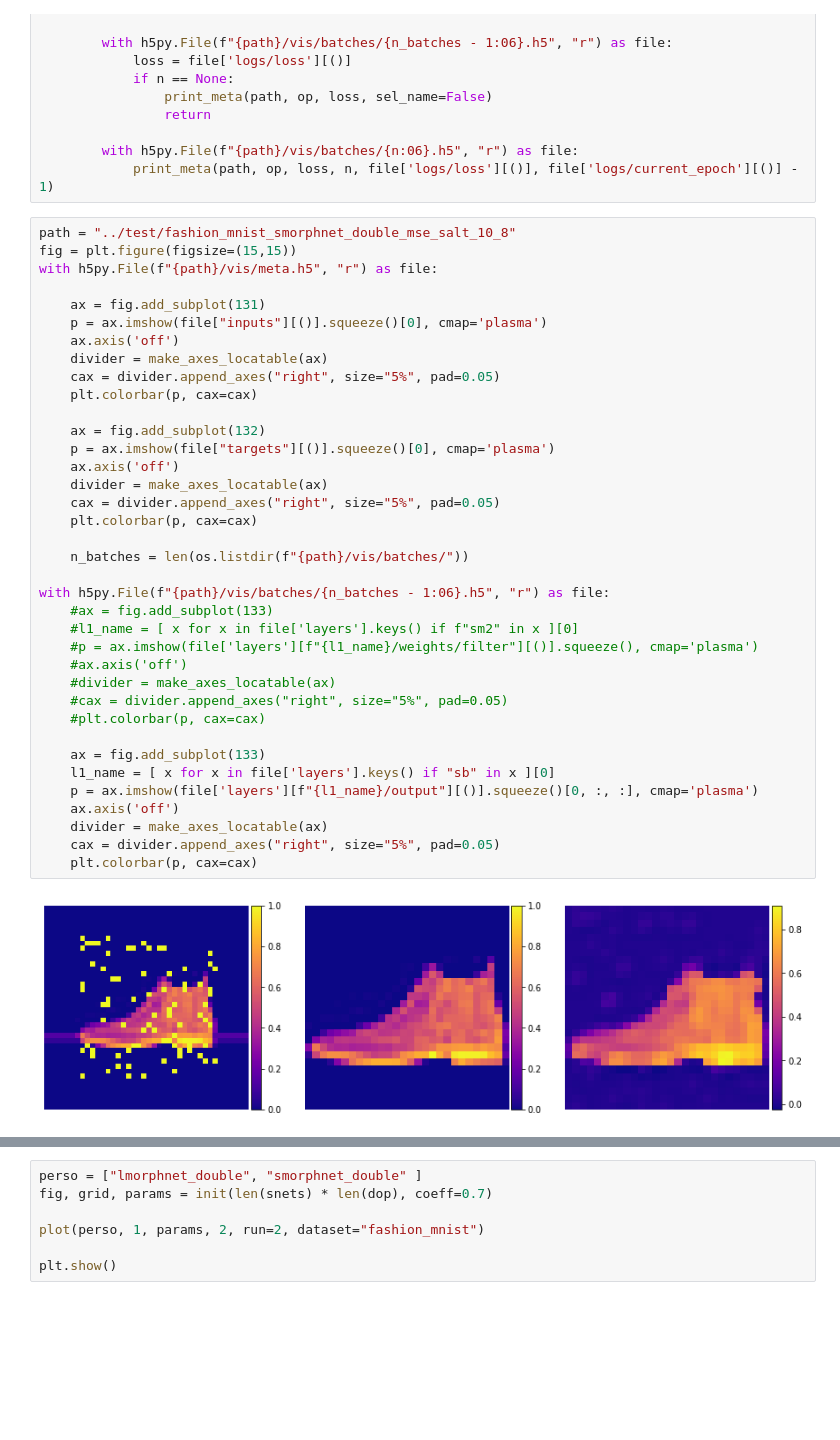
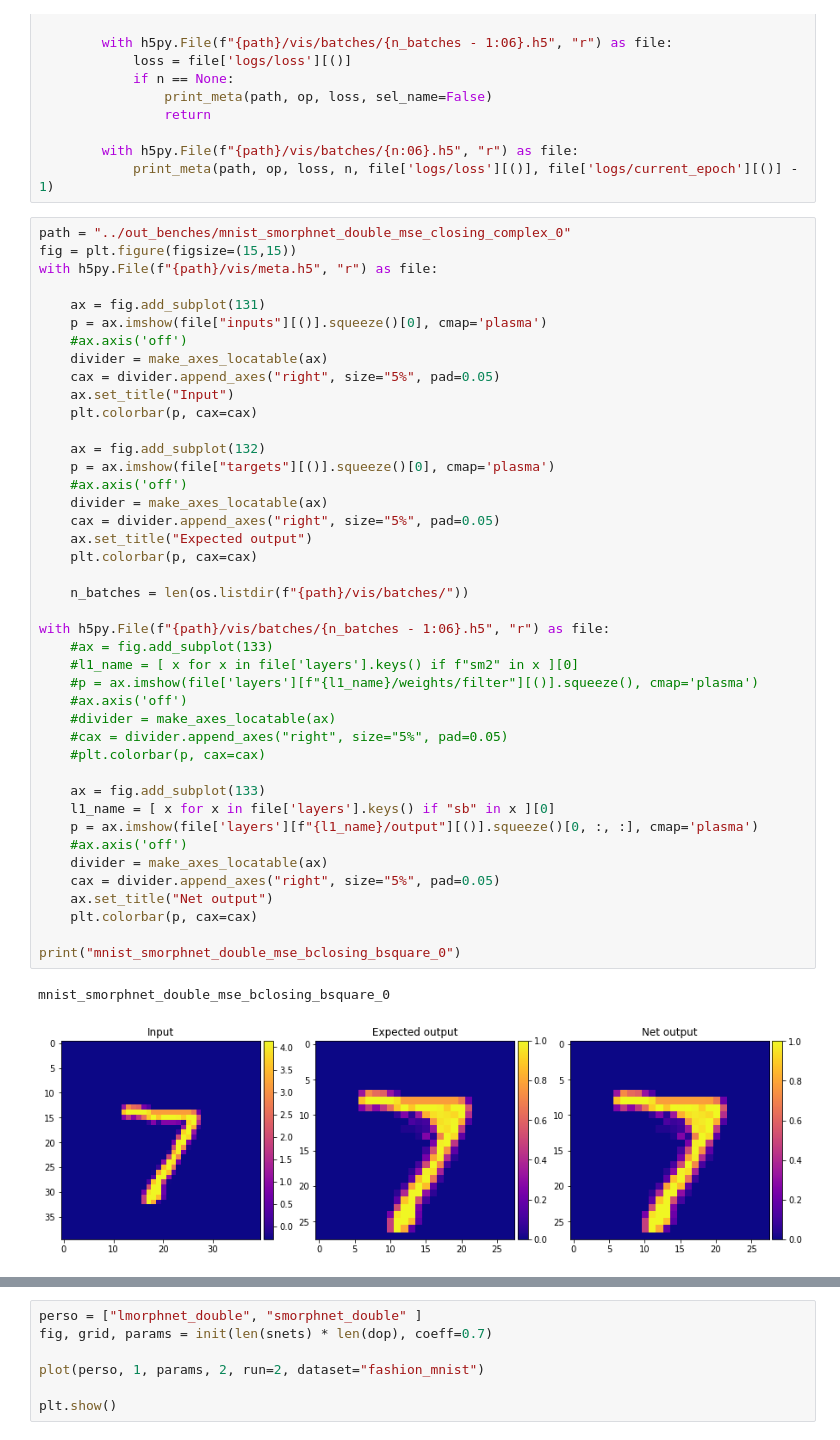
Before and after one commit to TheodoreAouad/MorphoNet, a Jupyter notebook: analysis/output_visualisation.ipynb, the cells around one changed output, grey strips where cells are left out. Cells and saved outputs as stored; diff of their text form; blank space fills up the shorter version.

```diff
--- a/analysis/output_visualisation.ipynb
+++ b/analysis/output_visualisation.ipynb
@@ -252,43 +294,49 @@ def get_info_noise(run, net, op, percentage, n=None, dataset="mnist"):
         with h5py.File(f"{path}/vis/batches/{n:06}.h5", "r") as file:
             print_meta(path, op, loss, n, file['logs/loss'][()], file['logs/current_epoch'][()] - 1)
 # %%
-path = "../test/fashion_mnist_smorphnet_double_mse_salt_10_8"
+path = "../out_benches/mnist_smorphnet_double_mse_closing_complex_0"
 fig = plt.figure(figsize=(15,15))
 with h5py.File(f"{path}/vis/meta.h5", "r") as file:
 
     ax = fig.add_subplot(131)
     p = ax.imshow(file["inputs"][()].squeeze()[0], cmap='plasma')
-    ax.axis('off')
+    #ax.axis('off')
     divider = make_axes_locatable(ax)
     cax = divider.append_axes("right", size="5%", pad=0.05)
+    ax.set_title("Input")
     plt.colorbar(p, cax=cax)
 
     ax = fig.add_subplot(132)
     p = ax.imshow(file["targets"][()].squeeze()[0], cmap='plasma')
-    ax.axis('off')
+    #ax.axis('off')
     divider = make_axes_locatable(ax)
     cax = divider.append_axes("right", size="5%", pad=0.05)
+    ax.set_title("Expected output")
     plt.colorbar(p, cax=cax)
 
     n_batches = len(os.listdir(f"{path}/vis/batches/"))
 
 with h5py.File(f"{path}/vis/batches/{n_batches - 1:06}.h5", "r") as file:
     #ax = fig.add_subplot(133)
     #l1_name = [ x for x in file['layers'].keys() if f"sm2" in x ][0]
     #p = ax.imshow(file['layers'][f"{l1_name}/weights/filter"][()].squeeze(), cmap='plasma')
     #ax.axis('off')
     #divider = make_axes_locatable(ax)
     #cax = divider.append_axes("right", size="5%", pad=0.05)
     #plt.colorbar(p, cax=cax)
 
     ax = fig.add_subplot(133)
     l1_name = [ x for x in file['layers'].keys() if "sb" in x ][0]
     p = ax.imshow(file['layers'][f"{l1_name}/output"][()].squeeze()[0, :, :], cmap='plasma')
-    ax.axis('off')
+    #ax.axis('off')
     divider = make_axes_locatable(ax)
     cax = divider.append_axes("right", size="5%", pad=0.05)
+    ax.set_title("Net output")
     plt.colorbar(p, cax=cax)
+
+print("mnist_smorphnet_double_mse_bclosing_bsquare_0")
 # %% [output]
+mnist_smorphnet_double_mse_bclosing_bsquare_0
-[figure, old version]
+[figure, new version]
 # %%
 get_info_noise(2, "smorphnet_double", "salt", 10, dataset="fashion_mnist")
```
Also changed, not shown: parts of 13 cells of this notebook, 7 other files.
